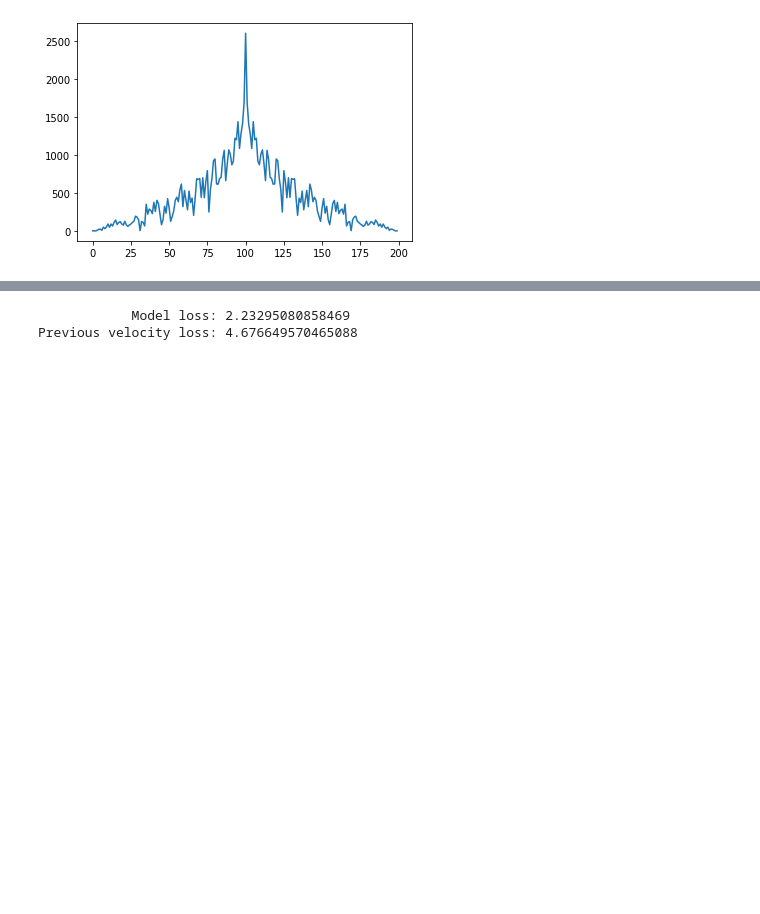
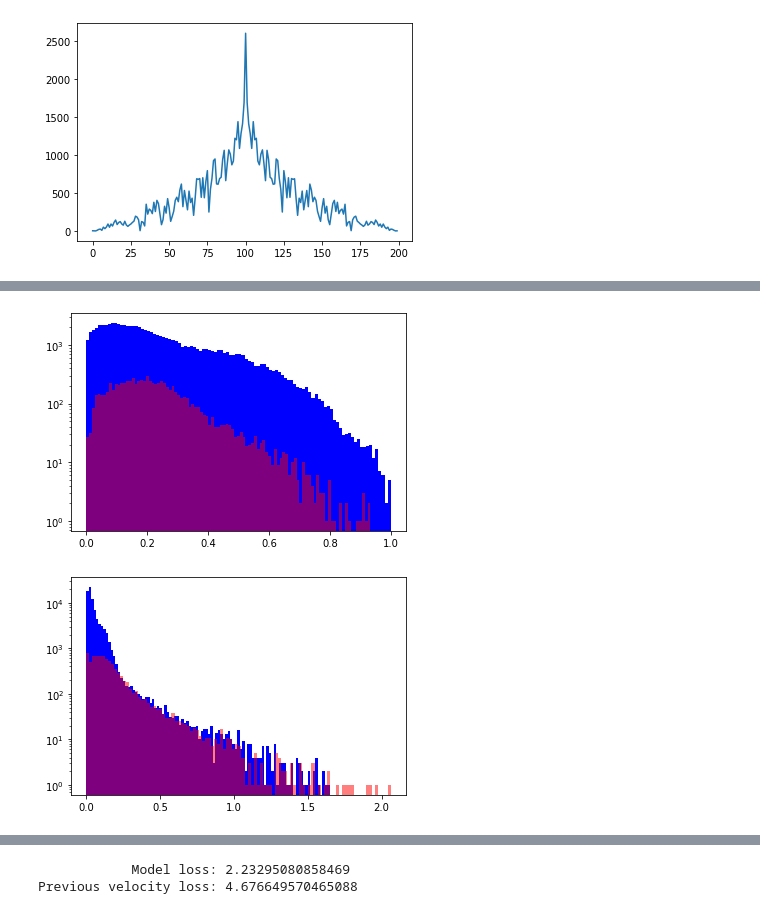
Before and after one commit to akarshkumar0101/basketball-rl, a Jupyter notebook: modeling/modeling.ipynb, the cells around one changed output, grey strips where cells are left out. Cells and saved outputs as stored; diff of their text form; code cells hidden in the pictures; blank space fills up the shorter version.

```diff
--- a/modeling/modeling.ipynb
+++ b/modeling/modeling.ipynb
@@ -27,0 +70,19 @@ mbd = torch.load('data_processed/mbd')
+# %%
+np.random.seed(0); torch.manual_seed(0)
+batch = next(data.data_loader(batch_size=8192, load_factor=1, tqdm=None))
+bounds = torch.tensor([constants.max_speed_ball] + [constants.max_speed_human]*10)
+v = batch['v']/bounds[:, None]
+plt.hist(v[..., 1:, :].norm(dim=-1).flatten().numpy(), bins=100, color='b');
+plt.hist(v[..., :1, :].norm(dim=-1).flatten().numpy(), bins=100, color=(1., 0., 0., 0.5));
+plt.yscale('log')
+plt.show()
+bounds = torch.tensor([30000] + [7000]*10)
+a = batch['a']/bounds[:, None]
+plt.hist(a[..., 1:, :].norm(dim=-1).flatten().numpy(), bins=100, color='b');
+plt.hist(a[..., :1, :].norm(dim=-1).flatten().numpy(), bins=100, color=(1., 0., 0., 0.5));
+plt.yscale('log')
+# plt.xlim(0, 30000)
+plt.show()
+# %% [output]
+[figure, added]
+[figure, added]
```
Also changed, not shown: parts of 14 cells of this notebook, 9 other files.
